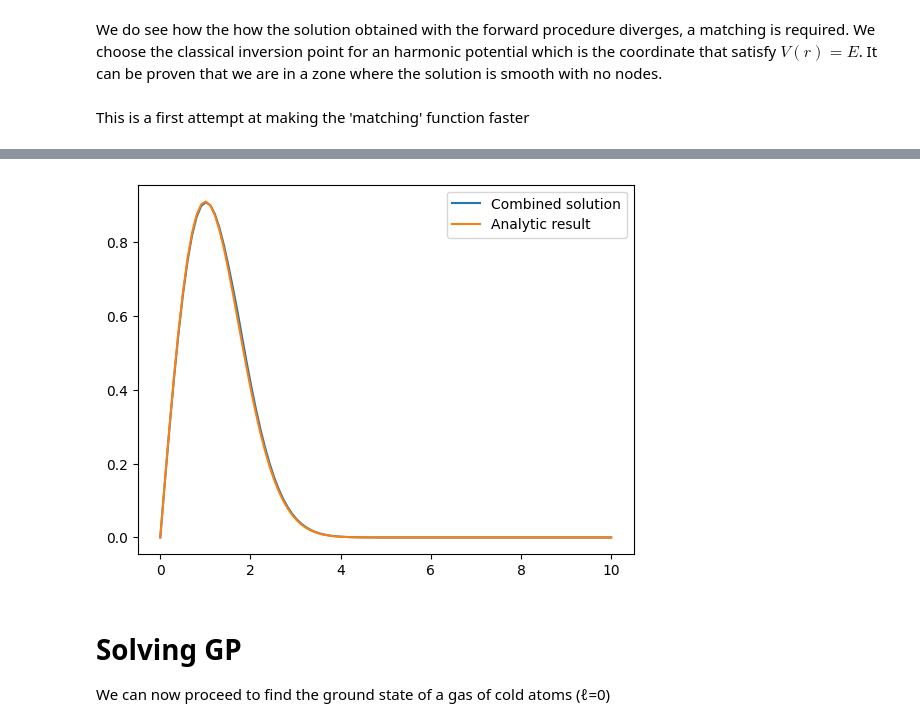
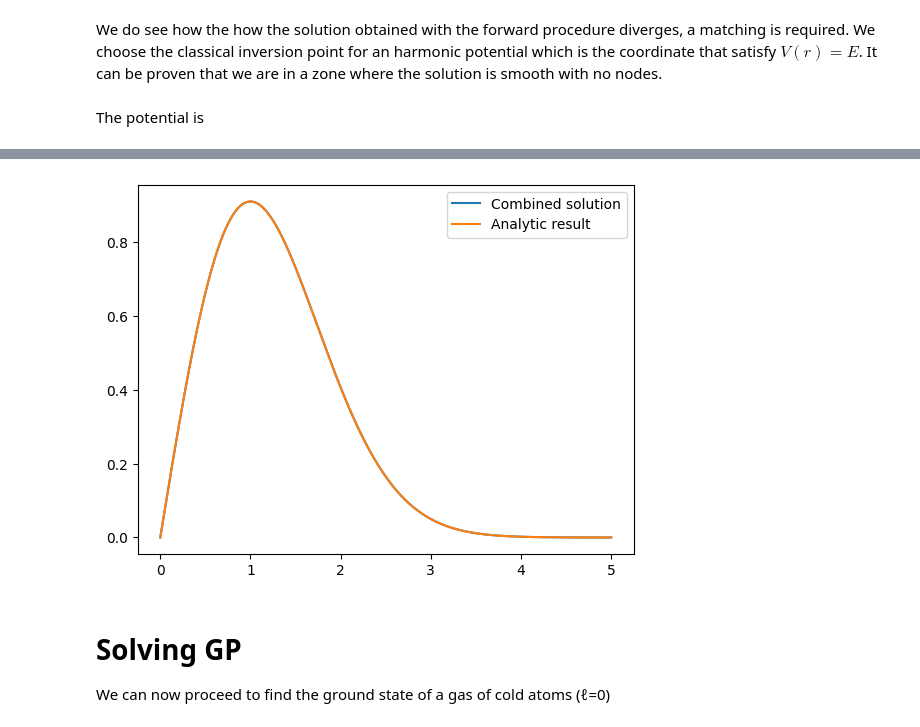
Before and after one commit to marcobeIIa/computational_physics, a Jupyter notebook: homework3/MFA_Lusvardi_Bella_Parolini.ipynb, the cells around one changed output, grey strips where cells are left out. Cells and saved outputs as stored; diff of their text form; code cells hidden in the pictures.

Commit message:
removed disfunctionalities, added functionalities.

```diff
--- a/homework3/MFA_Lusvardi_Bella_Parolini.ipynb
+++ b/homework3/MFA_Lusvardi_Bella_Parolini.ipynb
@@ -3,8 +3,6 @@ import numpy as np
 import matplotlib.pyplot as plt
 import math
 from scipy.integrate import simpson
-
-N = 100
 # %% [markdown]
 The following cell is just to make timed calls of functions to see where we are wasting computational time
 # %%
@@ -169,10 +169,29 @@ def log_der(left_psi,right_psi,index):
     right_der = np.gradient(right_psi,h)[index]
     value = left_der / left_psi[index] - right_der / right_psi[index]
     return value
+# %% [markdown]
+The potential is
+# %%
+def interaction(r, Na, phi): #interaction potential
+    if Na == 0:
+        return np.zeros(len(r))
+    else:
+        return (2*Na*(np.array(phi)**2/np.array(r)**2))
+
+def mixing(v_old,v_new,alpha): #mixing function (for later use)
+    v_old = np.array(v_old)
+    v_new = np.array(v_new)
+    return alpha*v_new + (1-alpha)*v_old
 # %%
-def matching(E, r, N, v, h):
+def matching(E, r, N, h, Na,phi=None):
     '''Input: energy E, r array, initial wavefunction phi_guess, number of points N, Na, step size h'''
     #here the energy has to be an array!
+    if Na == 0:
+        v = np.zeros(N)
+    elif Na != 0 and phi is None:
+        raise ValueError("Argument 'phi' is required when Na != 0")
+    else:
+        v = interaction(r, Na, phi) #potential array
 
     xi = [] #here we save the mismatch values
     phi_normalized = [] #here we save the normalized wavefunctions
@@ -208,5 +227,3 @@ def matching(E, r, N, v, h):
 
 
     return phi_normalized , xi
-# %% [markdown]
-This is a first attempt at making the 'matching' function faster
@@ -223,6 +230,8 @@ for j in range(N):
 # %%
-plt.plot(r,matching(E, r, N,  v, h)[0],label='Combined solution')
-plt.plot(r,np.pi**(-0.25)*np.exp(-0.5*np.array(r)**2)*2*np.array(r),label='Analytic result')
+numerov_test_E_array = [1.5] # forward_solution and backward_solution read energy as a scalar
+
+plt.plot(r_test,matching(numerov_test_E_array, r_test, N_test, numerov_test_h, 0)[0],label='Combined solution')
+plt.plot(r_test,np.pi**(-0.25)*np.exp(-0.5*np.array(r_test)**2)*2*np.array(r_test),label='Analytic result')
 plt.legend()
-print("Normalization of the wavefunction: ", sum(np.abs(matching(E, r, N, v, h)[0])**2 * h))
+print("Normalization of the wavefunction: ", sum(np.abs(matching(numerov_test_E_array, r_test, N_test, numerov_test_h,0)[0])**2 * numerov_test_h))
 # %% [output]
@@ -230,4 +239,4 @@ Normalization of the wavefunction:  0.9999999999999998
-[figure, old version]
+[figure, new version]
 # %% [markdown]
 # Solving GP
 We can now proceed to find the ground state of a gas of cold atoms (ℓ=0)
```
Also changed, not shown: parts of 20 cells of this notebook.
